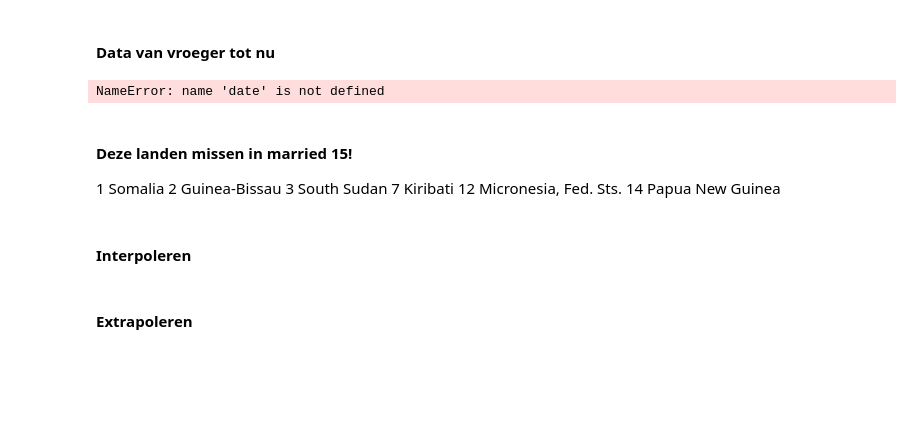
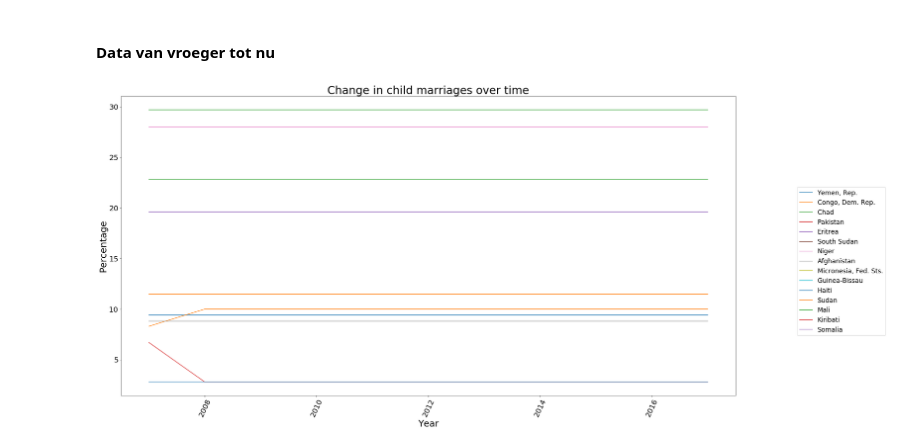
Before and after one commit to omar-d/EPA-WB-Equity, a Jupyter notebook: Deelvraag 2_kindhuwelijken.ipynb, the cells around one changed output. Drawn from its saved outputs; the diff is of its cells as text; code cells hidden in the pictures; blank space fills up the shorter version.

```diff
--- a/Deelvraag 2_kindhuwelijken.ipynb
+++ b/Deelvraag 2_kindhuwelijken.ipynb
@@ -57,13 +57,13 @@ def fillna(name):
         name.loc[name['country'] == i]  = name.loc[(name['country'] == i)].ffill().bfill()
     return name
 # %%
-def graph(dataframe, title_graph, x_label, y_label):
+def graph(dataframe, title_graph = '', x_label= '', y_label = ''):
     # Visualising changes over time per indicator
 
     fig,ax = plt.subplots(figsize=(30, 15))
 
     for name in dataframe["country"].unique():
-        ax.plot(dataframe[dataframe.country==name].date,dataframe[dataframe.country==name].value,label=name)
+        ax.plot(dataframe[dataframe.country==name].date, dataframe[dataframe.country==name].value,label=name)
 
     #change size and location of legend
     ax.legend(loc=(1.1, 0.2), fontsize = 'xx-large')
@@ -243,38 +253,29 @@ makeBarPlot(married15_worst15['country'], married15_worst15['value_x'],
 # married15_years.head()
 
 
-married15_years = getYears15(married15_all, date, country)
-#getYears15(name, date, country)
+married15_years = getYears15(married15_all)
-# %% [output]
-NameError: name 'date' is not defined
-# %% [markdown]
-#### Deze landen missen in married 15!
-1                      Somalia
-2                Guinea-Bissau
-3                  South Sudan
-7                     Kiribati
-12       Micronesia, Fed. Sts.
-14            Papua New Guinea
 # %%
-# visualiseren van verandering per land
+# # visualiseren van verandering per land
 
-fig1,ax1 = plt.subplots(figsize=(20, 10))
+# fig1,ax1 = plt.subplots(figsize=(20, 10))
 
-for name in married15_years["country"].unique():
-    ax1.plot(married15_years[married15_years.country==name].date,married15_years[married15_years.country==name].value,label=name)
+# for name in married15_years["country"].unique():
+#     ax1.plot(married15_years[married15_years.country==name].date,married15_years[married15_years.country==name].value,label=name)
 
-#change size and location of legend
-ax1.legend(loc=(1.1, 0.2), fontsize = 'x-large')
+# #change size and location of legend
+# ax1.legend(loc=(1.1, 0.2), fontsize = 'x-large')
 
-#tekst op x en y-as
-plt.xticks(rotation = 65, fontsize = 20)
-plt.yticks(fontsize = 20)
+# #tekst op x en y-as
+# plt.xticks(rotation = 65, fontsize = 20)
+# plt.yticks(fontsize = 20)
 
-#labels
-plt.title("Change in child marriages over time", fontsize = 30)
-plt.xlabel("Year", fontsize = 25)
-plt.ylabel("Percentage", fontsize = 25)
+# #labels
+# plt.title("Change in child marriages over time", fontsize = 30)
+# plt.xlabel("Year", fontsize = 25)
+# plt.ylabel("Percentage", fontsize = 25)
 
-# stapgrootte x-as
+# # stapgrootte x-as
+
+graph(married15_years, "Change in child marriages over time",'Year', "Percentage")
+# %% [output]
+[figure, added]
-# %% [markdown]
-#### Interpoleren
@@ -287,2 +281,0 @@ plt.ylabel("Percentage", fontsize = 25)
-# %% [markdown]
-#### Extrapoleren
```
Also changed, not shown: parts of 8 cells of this notebook, 1 other file.
